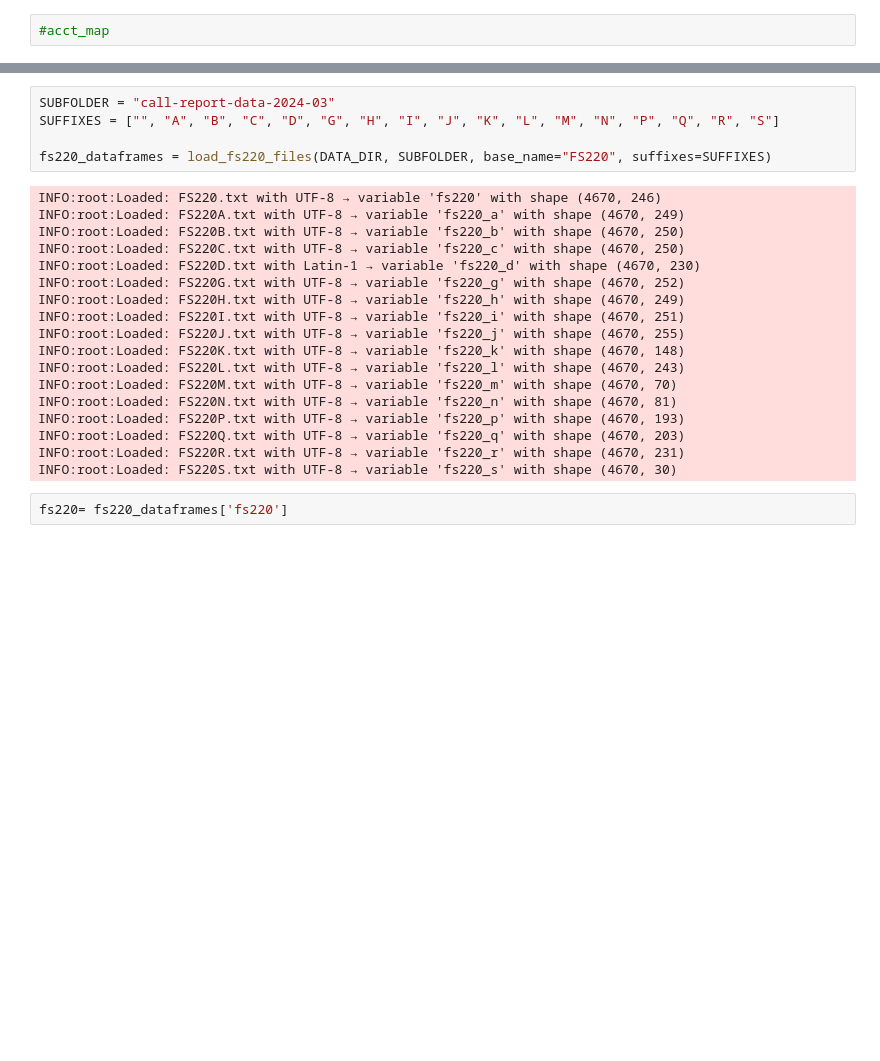
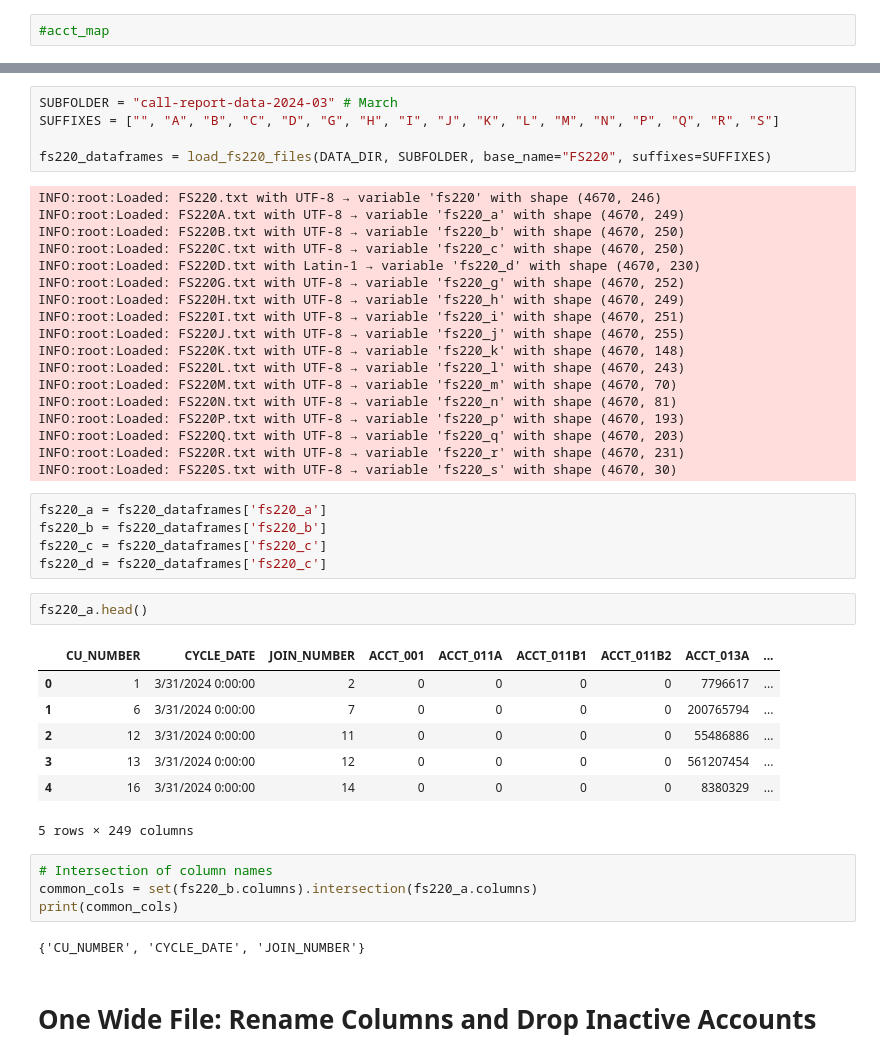
Before and after one commit to manelmahroug/credit-union-performance-analysis, a Jupyter notebook: notebooks/01_data_exploration.ipynb, the cells around one changed output, grey strips where cells are left out. Drawn from its saved outputs; the diff is of its cells as text; blank space fills up the shorter version.

```diff
--- a/notebooks/01_data_exploration.ipynb
+++ b/notebooks/01_data_exploration.ipynb
@@ -120,7 +164,7 @@ def load_fs220_files(data_dir: str, subfolder: str, base_name: str = "FS220", su
 
     return dataframes
 # %%
-SUBFOLDER = "call-report-data-2024-03"
+SUBFOLDER = "call-report-data-2024-03" # March
 SUFFIXES = ["", "A", "B", "C", "D", "G", "H", "I", "J", "K", "L", "M", "N", "P", "Q", "R", "S"]
 
 fs220_dataframes = load_fs220_files(DATA_DIR, SUBFOLDER, base_name="FS220", suffixes=SUFFIXES)
@@ -142,5 +186,26 @@ INFO:root:Loaded: FS220P.txt with UTF-8 → variable 'fs220_p' with shape (4670,
 INFO:root:Loaded: FS220Q.txt with UTF-8 → variable 'fs220_q' with shape (4670, 203)
 INFO:root:Loaded: FS220R.txt with UTF-8 → variable 'fs220_r' with shape (4670, 231)
 INFO:root:Loaded: FS220S.txt with UTF-8 → variable 'fs220_s' with shape (4670, 30)
-# %%
-fs220= fs220_dataframes['fs220']
+# %%
+fs220_a = fs220_dataframes['fs220_a']
+fs220_b = fs220_dataframes['fs220_b']
+fs220_c = fs220_dataframes['fs220_c']
+fs220_d = fs220_dataframes['fs220_c']
+# %%
+fs220_a.head()
+# %% [output]
+|  | CU_NUMBER | CYCLE_DATE | JOIN_NUMBER | ACCT_001 | ACCT_011A | ACCT_011B1 | ACCT_011B2 | ACCT_013A | ... |
+| 0 | 1 | 3/31/2024 0:00:00 | 2 | 0 | 0 | 0 | 0 | 7796617 | ... |
+| 1 | 6 | 3/31/2024 0:00:00 | 7 | 0 | 0 | 0 | 0 | 200765794 | ... |
+| 2 | 12 | 3/31/2024 0:00:00 | 11 | 0 | 0 | 0 | 0 | 55486886 | ... |
+| 3 | 13 | 3/31/2024 0:00:00 | 12 | 0 | 0 | 0 | 0 | 561207454 | ... |
+| 4 | 16 | 3/31/2024 0:00:00 | 14 | 0 | 0 | 0 | 0 | 8380329 | ... |
+5 rows × 249 columns
+# %%
+# Intersection of column names
+common_cols = set(fs220_b.columns).intersection(fs220_a.columns)
+print(common_cols)
+# %% [output]
+{'CU_NUMBER', 'CYCLE_DATE', 'JOIN_NUMBER'}
+# %% [markdown]
+# One Wide File: Rename Columns and Drop Inactive Accounts
```
Also changed, not shown: parts of 8 cells of this notebook.
